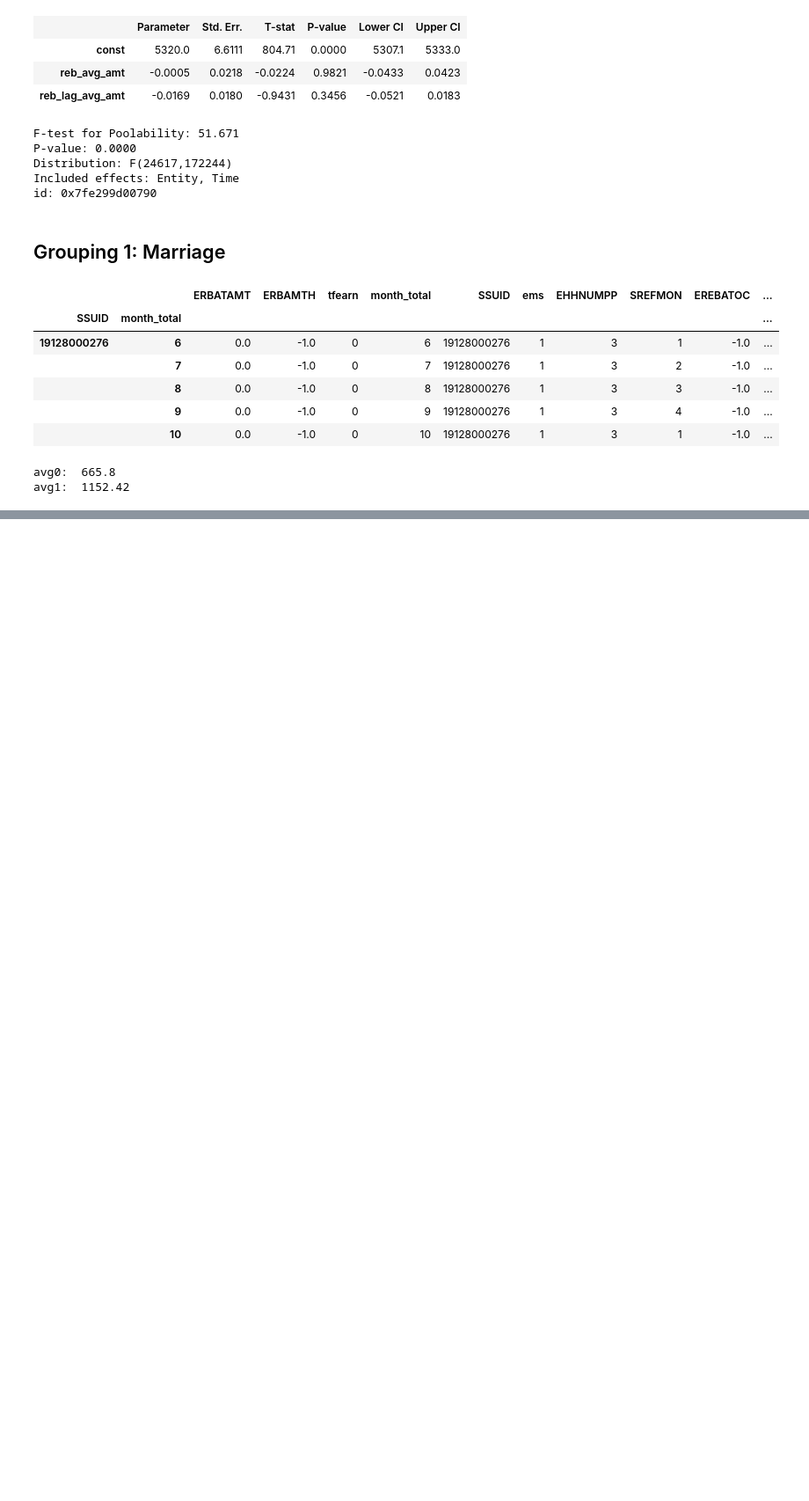
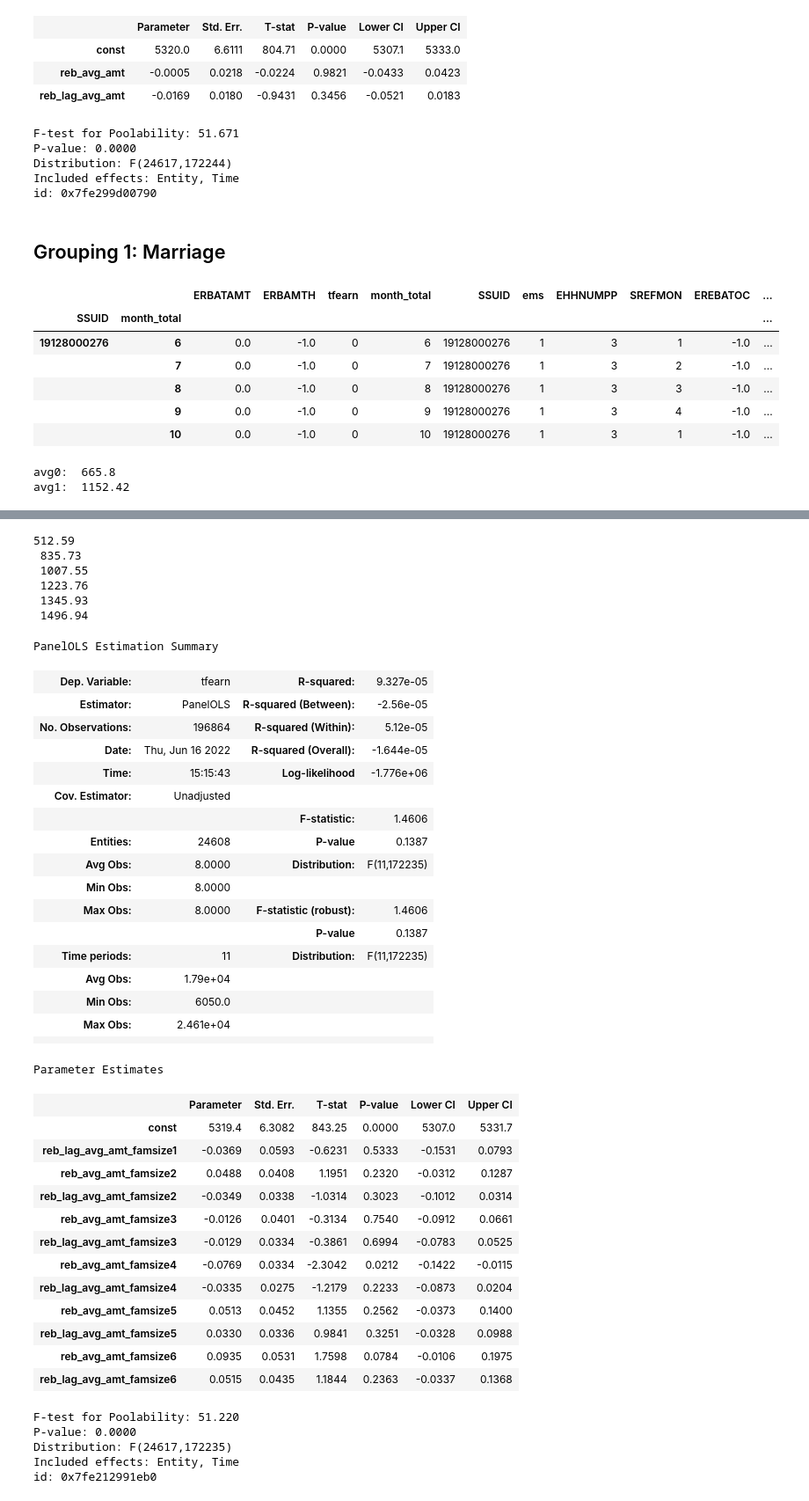
Before and after one commit to MaxDerWeber/MasterThesis, a Jupyter notebook: Analysis.ipynb, the cells around one changed output, grey strips where cells are left out. Shown at 88% size. Drawn from its saved outputs; the diff is of its cells as text; code cells hidden in the pictures; blank space fills up the shorter version.

Commit message:
HTE estimation for familysize.

```diff
--- a/Analysis.ipynb
+++ b/Analysis.ipynb
@@ -468,0 +474,5 @@ id: 0x7fe257851dc0
+# %%
+hh_gr3 = hh_new
+hh_gr3['month_total'] = hh_gr3['month_total'].astype(float).astype(int)
+hh_gr3.set_index(['SSUID', 'month_total'], inplace=True, drop=False)
+hh_gr3.head()
@@ -468,0 +488,15 @@ id: 0x7fe257851dc0
+# %%
+reb_amt_avg_famsize1 = round(hh_gr3[(hh_gr3['ERBATAMT']>0) & (hh_gr3['EHHNUMPP'] == 1)]['ERBATAMT'].mean(),2) # 512.59
+reb_amt_avg_famsize2 = round(hh_gr3[(hh_gr3['ERBATAMT']>0) & (hh_gr3['EHHNUMPP'] == 2)]['ERBATAMT'].mean(),2) # 835.73
+reb_amt_avg_famsize3 = round(hh_gr3[(hh_gr3['ERBATAMT']>0) & (hh_gr3['EHHNUMPP'] == 3)]['ERBATAMT'].mean(),2) # 1007.55
+reb_amt_avg_famsize4 = round(hh_gr3[(hh_gr3['ERBATAMT']>0) & (hh_gr3['EHHNUMPP'] == 4)]['ERBATAMT'].mean(),2) # 1223.76
+reb_amt_avg_famsize5 = round(hh_gr3[(hh_gr3['ERBATAMT']>0) & (hh_gr3['EHHNUMPP'] == 5)]['ERBATAMT'].mean(),2) # 1345.93
+reb_amt_avg_famsize6 = round(hh_gr3[(hh_gr3['ERBATAMT']>0) & (hh_gr3['EHHNUMPP'] == 6)]['ERBATAMT'].mean(),2) # 1496.94
+print(reb_amt_avg_famsize1, '\n', reb_amt_avg_famsize2, '\n', reb_amt_avg_famsize3, '\n', reb_amt_avg_famsize4, '\n', reb_amt_avg_famsize5, '\n', reb_amt_avg_famsize6)
+# %% [output]
+512.59
+ 835.73
+ 1007.55
+ 1223.76
+ 1345.93
+ 1496.94
@@ -468,0 +551,46 @@ id: 0x7fe257851dc0
+# %%
+exog_vars = hh_gr3[['reb_lag_avg_amt_famsize1', 'reb_avg_amt_famsize2', 'reb_lag_avg_amt_famsize2', 'reb_avg_amt_famsize3', 'reb_lag_avg_amt_famsize3',
+                'reb_avg_amt_famsize4', 'reb_lag_avg_amt_famsize4', 'reb_avg_amt_famsize5', 'reb_lag_avg_amt_famsize5', 'reb_avg_amt_famsize6', 'reb_lag_avg_amt_famsize6']]
+exog = sm.add_constant(exog_vars)
+exog
+model_famsize = PanelOLS(hh_gr3['tfearn'], exog, entity_effects = True, time_effects = True, check_rank = True, drop_absorbed=True)
+params_famsize = model_famsize.fit()
+params_famsize
+# %% [output]
+PanelOLS Estimation Summary
+| Dep. Variable: | tfearn | R-squared: | 9.327e-05 |
+| Estimator: | PanelOLS | R-squared (Between): | -2.56e-05 |
+| No. Observations: | 196864 | R-squared (Within): | 5.12e-05 |
+| Date: | Thu, Jun 16 2022 | R-squared (Overall): | -1.644e-05 |
+| Time: | 15:15:43 | Log-likelihood | -1.776e+06 |
+| Cov. Estimator: | Unadjusted |  |  |
+|  |  | F-statistic: | 1.4606 |
+| Entities: | 24608 | P-value | 0.1387 |
+| Avg Obs: | 8.0000 | Distribution: | F(11,172235) |
+| Min Obs: | 8.0000 |  |  |
+| Max Obs: | 8.0000 | F-statistic (robust): | 1.4606 |
+|  |  | P-value | 0.1387 |
+| Time periods: | 11 | Distribution: | F(11,172235) |
+| Avg Obs: | 1.79e+04 |  |  |
+| Min Obs: | 6050.0 |  |  |
+| Max Obs: | 2.461e+04 |  |  |
+|  |  |  |  |
+Parameter Estimates
+|  | Parameter | Std. Err. | T-stat | P-value | Lower CI | Upper CI |
+| const | 5319.4 | 6.3082 | 843.25 | 0.0000 | 5307.0 | 5331.7 |
+| reb_lag_avg_amt_famsize1 | -0.0369 | 0.0593 | -0.6231 | 0.5333 | -0.1531 | 0.0793 |
+| reb_avg_amt_famsize2 | 0.0488 | 0.0408 | 1.1951 | 0.2320 | -0.0312 | 0.1287 |
+| reb_lag_avg_amt_famsize2 | -0.0349 | 0.0338 | -1.0314 | 0.3023 | -0.1012 | 0.0314 |
+| reb_avg_amt_famsize3 | -0.0126 | 0.0401 | -0.3134 | 0.7540 | -0.0912 | 0.0661 |
+| reb_lag_avg_amt_famsize3 | -0.0129 | 0.0334 | -0.3861 | 0.6994 | -0.0783 | 0.0525 |
+| reb_avg_amt_famsize4 | -0.0769 | 0.0334 | -2.3042 | 0.0212 | -0.1422 | -0.0115 |
+| reb_lag_avg_amt_famsize4 | -0.0335 | 0.0275 | -1.2179 | 0.2233 | -0.0873 | 0.0204 |
+| reb_avg_amt_famsize5 | 0.0513 | 0.0452 | 1.1355 | 0.2562 | -0.0373 | 0.1400 |
+| reb_lag_avg_amt_famsize5 | 0.0330 | 0.0336 | 0.9841 | 0.3251 | -0.0328 | 0.0988 |
+| reb_avg_amt_famsize6 | 0.0935 | 0.0531 | 1.7598 | 0.0784 | -0.0106 | 0.1975 |
+| reb_lag_avg_amt_famsize6 | 0.0515 | 0.0435 | 1.1844 | 0.2363 | -0.0337 | 0.1368 |
+F-test for Poolability: 51.220
+P-value: 0.0000
+Distribution: F(24617,172235)
+Included effects: Entity, Time
+id: 0x7fe212991eb0
```
Also changed, not shown: parts of 9 cells of this notebook.
